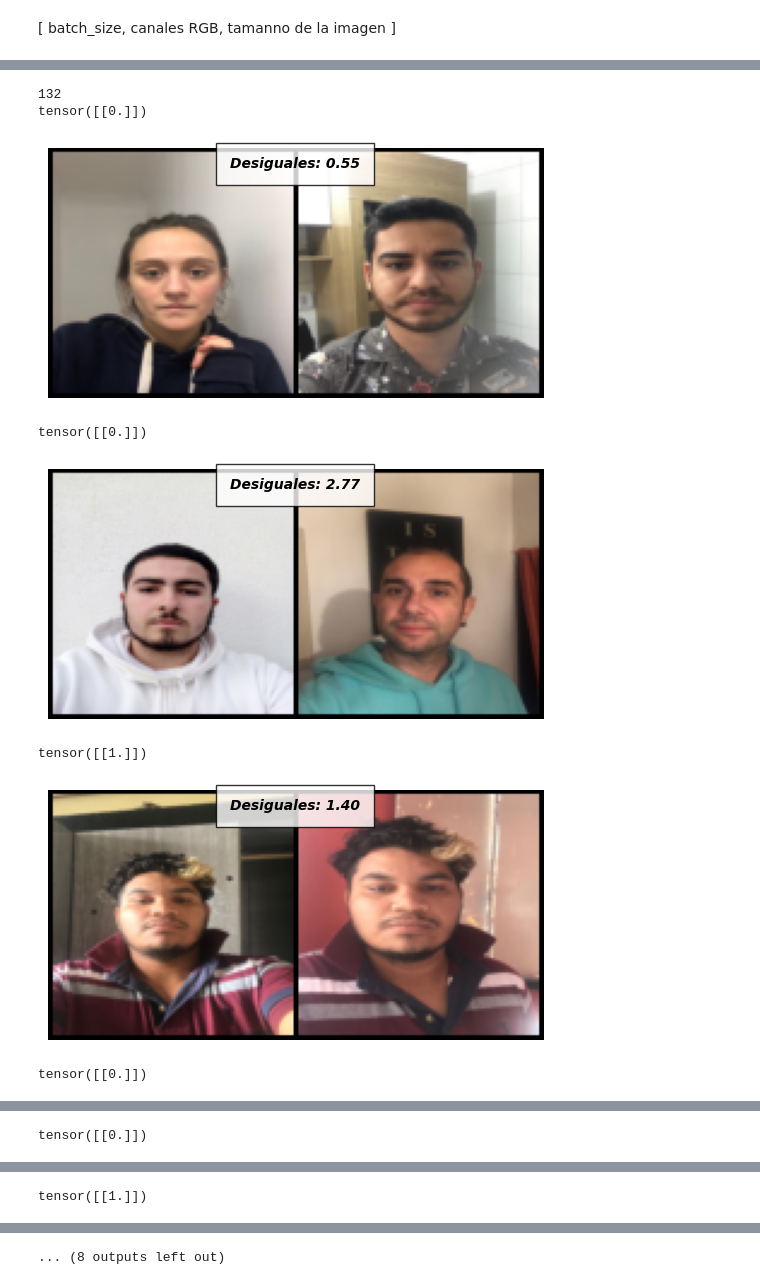
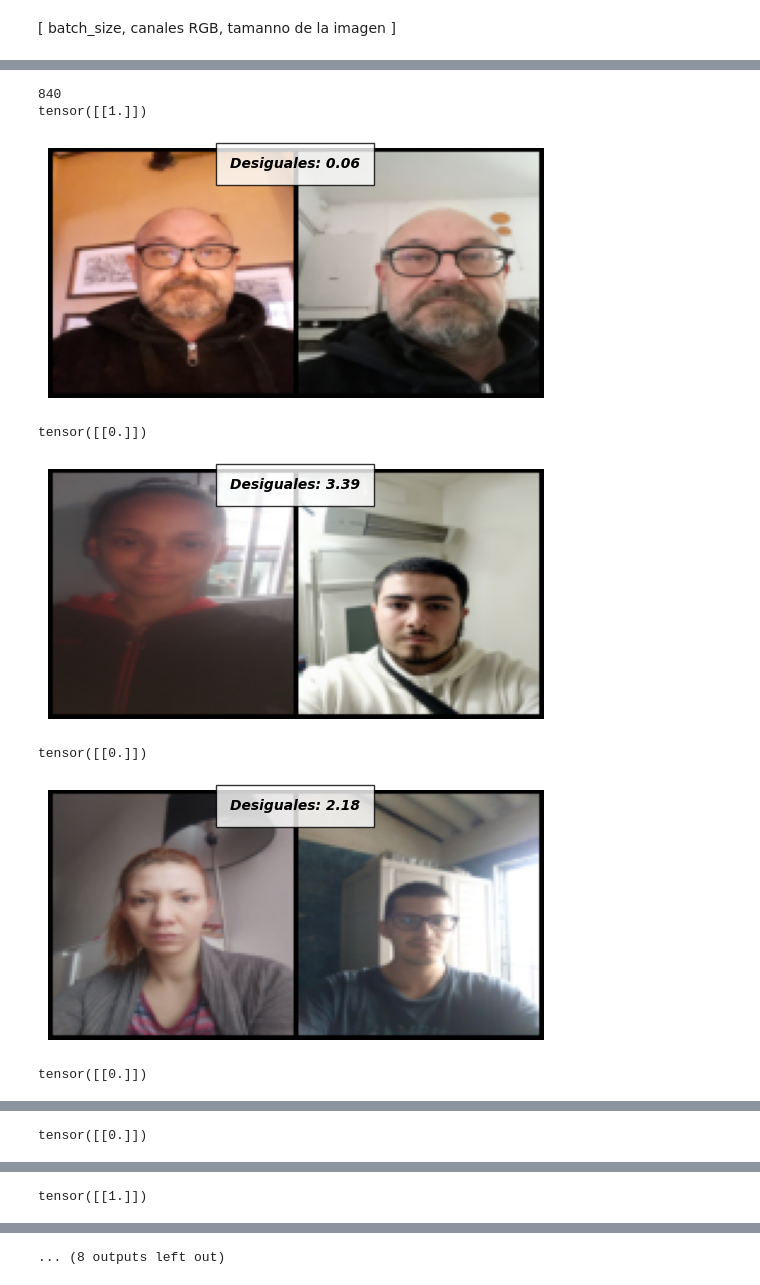
Before and after one commit to israncho/nn_ai, a Jupyter notebook: src/ProyectoFinal/Proyecto_final.ipynb, the cells around one changed output, grey strips where cells are left out. Drawn from its saved outputs; the diff is of its cells as text; code cells hidden in the pictures.

```diff
--- a/src/ProyectoFinal/Proyecto_final.ipynb
+++ b/src/ProyectoFinal/Proyecto_final.ipynb
@@ -279,7 +269,7 @@ siamese_dataset_eval = SiameseNetworkDataset(imageDataset=IMAGE_FILES,CLASSES=CL
 # %%
 
 # Creamos un dataloader para visualizar los datos
-vis_dataloader = DataLoader(siamese_dataset,
+vis_dataloader = DataLoader(dataset_train,
                         shuffle=True,
                         num_workers=2,
                         batch_size=8)
@@ -358,24 +348,24 @@ class SiameseNetwork(nn.Module):
 #Encontrar la distancia entre las dos imagenes dado el embeding obtenido
 class ContrastiveLoss(torch.nn.Module):
     #El margen es importante porque funciona respecto a nuestro dataset, como veo que son muy distinto, tal vez sea mejor aumentarlo
-    def __init__(self, margin=1.0):
+    def __init__(self, margin=2.0):
         super(ContrastiveLoss, self).__init__()
         self.margin = margin
 
     def forward(self, output1, output2, label):
-      # Calculamos la distancia euclidiana entre los dos resultados y luego la perdida
-      euclidean_distance = F.pairwise_distance(output1, output2, keepdim = True)
+        # Calculamos la distancia euclidiana entre los dos resultados y luego la perdida
+        euclidean_distance = F.pairwise_distance(output1, output2, keepdim = True)
 
-      loss_contrastive = torch.mean((1-label) * torch.pow(euclidean_distance, 2) +
-                                    (label) * torch.pow(torch.clamp(self.margin - euclidean_distance, min=0.0), 2))
+        loss_positive = label * torch.pow(euclidean_distance, 2)  # For similar pairs
+        loss_negative = (1 - label) * torch.pow(torch.clamp(self.margin - euclidean_distance, min=0.0), 2)  #
+        loss_contrastive = torch.mean(loss_positive + loss_negative)
 
-
-      return loss_contrastive
+        return loss_contrastive
 # %%
 
 # Load the training dataset
-train_dataloader = DataLoader(siamese_dataset,
+train_dataloader = DataLoader(dataset_train,
                         shuffle=True,
                         num_workers=8,
-                        batch_size=64)
+                        batch_size=32)
 # %%
@@ -385,7 +375,7 @@ print(len(siamese_dataset))
 # %%
 net = SiameseNetwork().to(device)
 criterion = ContrastiveLoss().to(device)
-optimizer = optim.Adam(net.parameters(), lr = 0.01 )
+optimizer = optim.Adam(net.parameters(), lr = 0.0001 )
 # %%
 # Entrenamiento
 counter = [] #Variable para poder graficar como cambia la perdida durante las epocas
@@ -429,27 +435,28 @@ KeyboardInterrupt:
 # %%
 #Evaluamos
-siamese_dataset_eval = SiameseNetworkDataset(imageDataset=IMAGE_FILES,CLASSES=CLASSES_EVAL,
-                                        transform=transformation)
-eval_dataloader = DataLoader(siamese_dataset_eval, num_workers=2, batch_size=1, shuffle=True)
+preprocessed_data_eval = torch.load("preprocessed_dataset_eval.pt") #cargamos en memoria
+dataset_eval = PreprocessedDataset(preprocessed_data_train) #Para poder meterlo en dataloader
+
+eval_dataloader = DataLoader(dataset_eval, num_workers=2, batch_size=1, shuffle=True)
 
 #Sacamos una persona con distintas imagenes para ver que tan bien logra diferenciar
 dataiter = iter(eval_dataloader)
 #x0, _, _ = next(dataiter)
 print(len(eval_dataloader))
 for i in range(10):
     x0, x1, label2 = next(dataiter)
     print(label2)
     concatenated = torch.cat((x0, x1), 0)
 
     output1, output2 = net(x0.to(device), x1.to(device))
     euclidean_distance = F.pairwise_distance(output1, output2)
     imshow(torchvision.utils.make_grid(concatenated), f'Desiguales: {euclidean_distance.item():.2f}')
 # %% [output]
-132
-tensor([[0.]])
+840
+tensor([[1.]])
-[figure, old version]
+[figure, new version]
 tensor([[0.]])
-[figure, old version]
+[figure, new version]
-tensor([[1.]])
+tensor([[0.]])
-[figure, old version]
+[figure, new version]
 tensor([[0.]])
```
Also changed, not shown: parts of 13 cells of this notebook.
